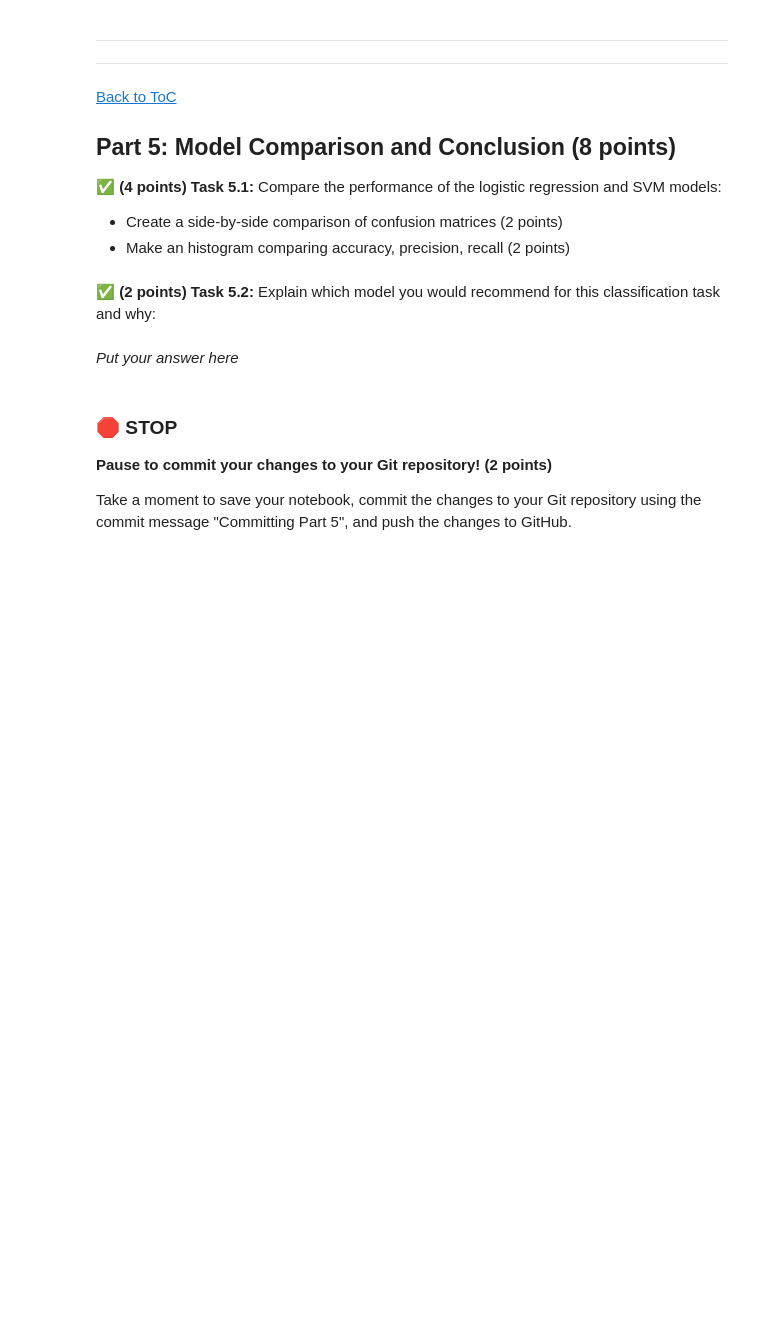
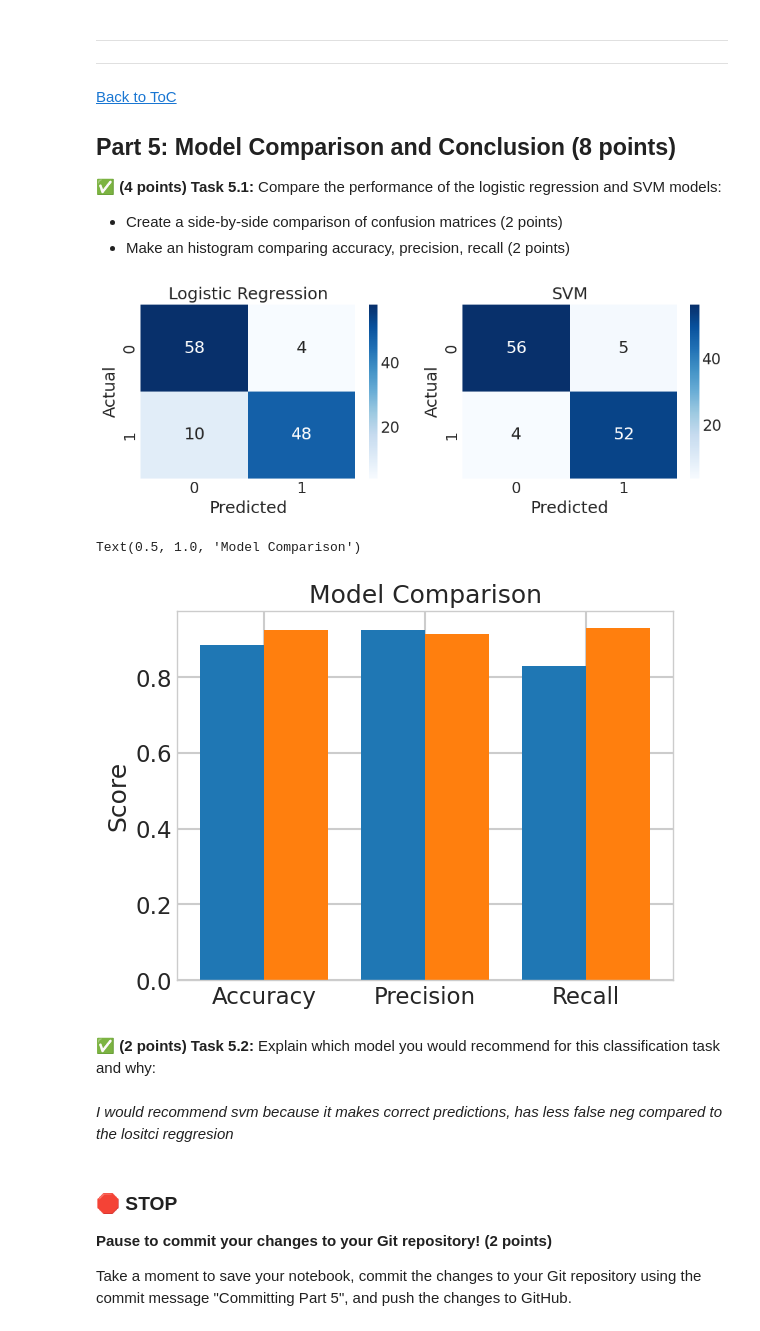
Before and after one commit to jamieh8821/CMSE202-f25-turnin, a Jupyter notebook: final/CMSE202_Final-STUDENT.ipynb, the cells around one changed output. Saved outputs shown, nothing was run; the diff lists cells and outputs as text; code cells hidden in the pictures; blank space fills up the shorter version.

```diff
--- a/final/CMSE202_Final-STUDENT.ipynb
+++ b/final/CMSE202_Final-STUDENT.ipynb
@@ -666,7 +726,33 @@ Take a moment to save your notebook, commit the changes to your Git repository u
+# %%
+# Put your code here
+
+fig, (ax1, ax2) = plt.subplots(1, 2, figsize=(10, 4))
+for ax, cm, title in zip((ax1, ax2),(cm, cm_svm),('Logistic Regression', 'SVM')):
+    sns.heatmap(cm, annot=True, fmt='d', cmap='Blues', ax=ax)
+    ax.set_xlabel('Predicted')
+    ax.set_ylabel('Actual')
+    ax.set_title(title)
+plt.tight_layout()
+plt.show()
+
+labels = ['Accuracy', 'Precision', 'Recall']
+log_vals = [acc, prec, rec]
+svm_vals = [acc_svm, prec_svm, rec_svm]
+x = np.arange(len(labels))
+
+plt.bar(x - 0.2, log_vals, width=0.4, label='Logistic')
+plt.bar(x + 0.2, svm_vals, width=0.4, label='SVM')
+plt.xticks(x, labels)
+plt.ylabel('Score')
+plt.title('Model Comparison')
+# %% [output]
+[figure, added]
+Text(0.5, 1.0, 'Model Comparison')
+[figure, added]
 # %% [markdown]
 **&#9989; (2 points) Task 5.2:** Explain which model you would recommend for this classification task and why:
-# %% [markdown]
-*Put your answer here*
+# %% [markdown]
+*I would recommend svm because it makes correct predictions, has less false neg compared to the lositci reggresion*
 # %% [markdown]
 ### &#128721; STOP
 **Pause to commit your changes to your Git repository! (2 points)**
```
Also changed, not shown: parts of 8 cells of this notebook.
